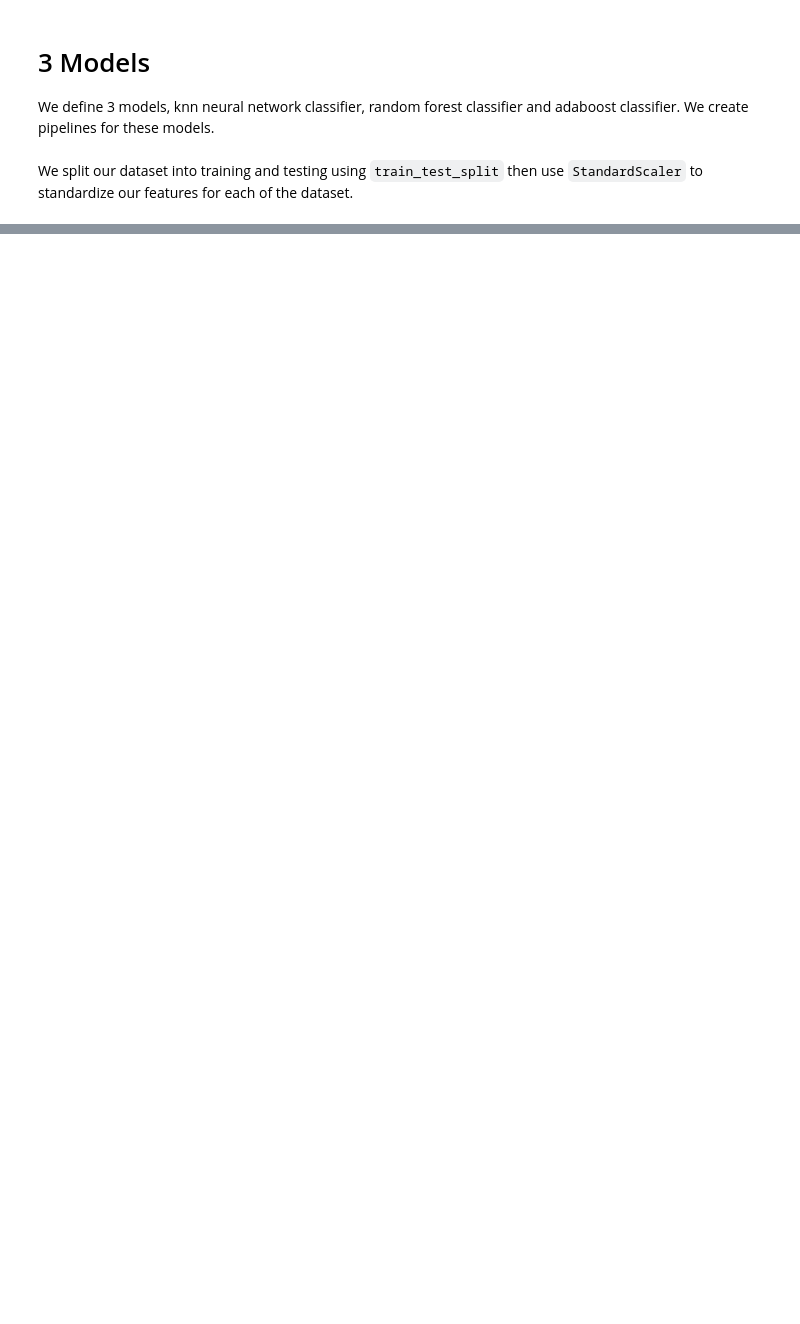
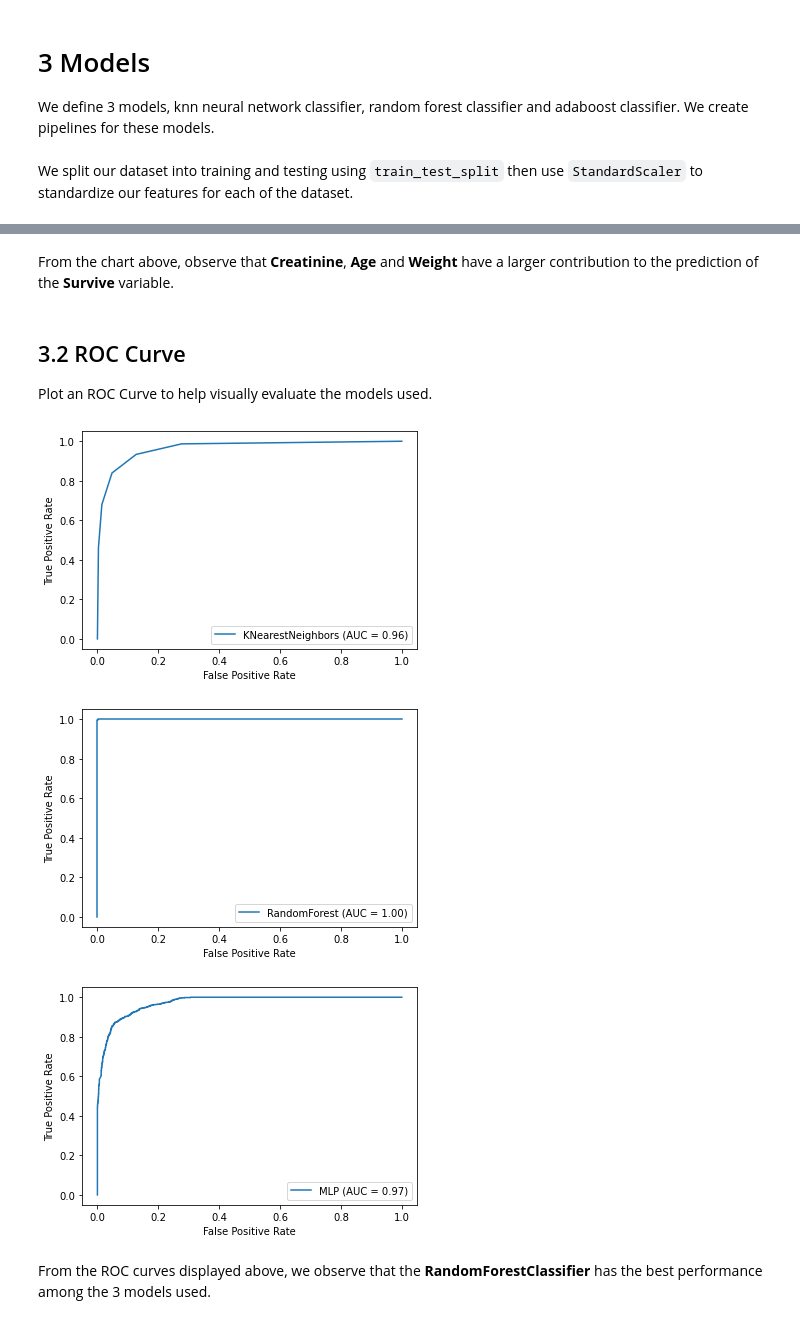
Before and after one commit to basyiro/ML_Task_3, a Jupyter notebook: eda.ipynb, the cells around one changed output, grey strips where cells are left out. Saved outputs shown, nothing was run; the diff lists cells and outputs as text; code cells hidden in the pictures; blank space fills up the shorter version.

Commit message:
Added ROC Curve section
Added plots for ROC curves for visualisation

```diff
--- a/eda.ipynb
+++ b/eda.ipynb
@@ -671,3 +670,48 @@ From the chart above, observe that __Creatinine__, __Age__ and __Weight__ have a
+# %% [markdown]
+From the chart above, observe that __Creatinine__, __Age__ and __Weight__ have a larger contribution to the prediction of the __Survive__ variable.
+# %% [markdown]
+## 3.2 ROC Curve
+Plot an ROC Curve to help visually evaluate the models used.
+# %%
+# ROC Curve for KNearestNeighbors
+y_pred_proba_knn = knn_cv.predict_proba(X_test)[:,1]
+fpr_knn, tpr_knn, thresholds_knn = roc_curve(y_test, y_pred_proba_knn)
+
+roc_auc_knn = auc(fpr_knn, tpr_knn)
+display = RocCurveDisplay(fpr=fpr_knn, tpr=tpr_knn, roc_auc=roc_auc_knn,
+                                 estimator_name='KNearestNeighbors')
+display.plot()
+plt.show()
+
+
+
+# ROC Curve for RandomForest
+y_pred_proba_rf = rf_cv.predict_proba(X_test)[:,1]
+fpr_rf, tpr_rf, thresholds_rf = roc_curve(y_test, y_pred_proba_rf)
+
+roc_auc_rf = auc(fpr_rf, tpr_rf)
+display = RocCurveDisplay(fpr=fpr_rf, tpr=tpr_rf, roc_auc=roc_auc_rf,
+                                 estimator_name='RandomForest')
+display.plot()
+plt.show()
+
+
+
+# ROC Curve for Neural Network
+y_pred_proba_mlp = mlp_cv.predict_proba(X_test)[:,1]
+fpr_mlp, tpr_mlp, thresholds_mlp = roc_curve(y_test, y_pred_proba_mlp)
+
+roc_auc_mlp = auc(fpr_mlp, tpr_mlp)
+display = RocCurveDisplay(fpr=fpr_mlp, tpr=tpr_mlp, roc_auc=roc_auc_mlp,
+                                 estimator_name='MLP')
+display.plot()
+plt.show()
+# %% [output]
+[figure, added]
+[figure, added]
+[figure, added]
+# %% [markdown]
+From the ROC curves displayed above, we observe that the __RandomForestClassifier__ has the best performance among the 3 models used.
 # %% [markdown]
 # 4 Conclusion
 At the time of writing, we observe the following from the different models.
```
Also changed, not shown: parts of 31 cells of this notebook, 1 other file.
